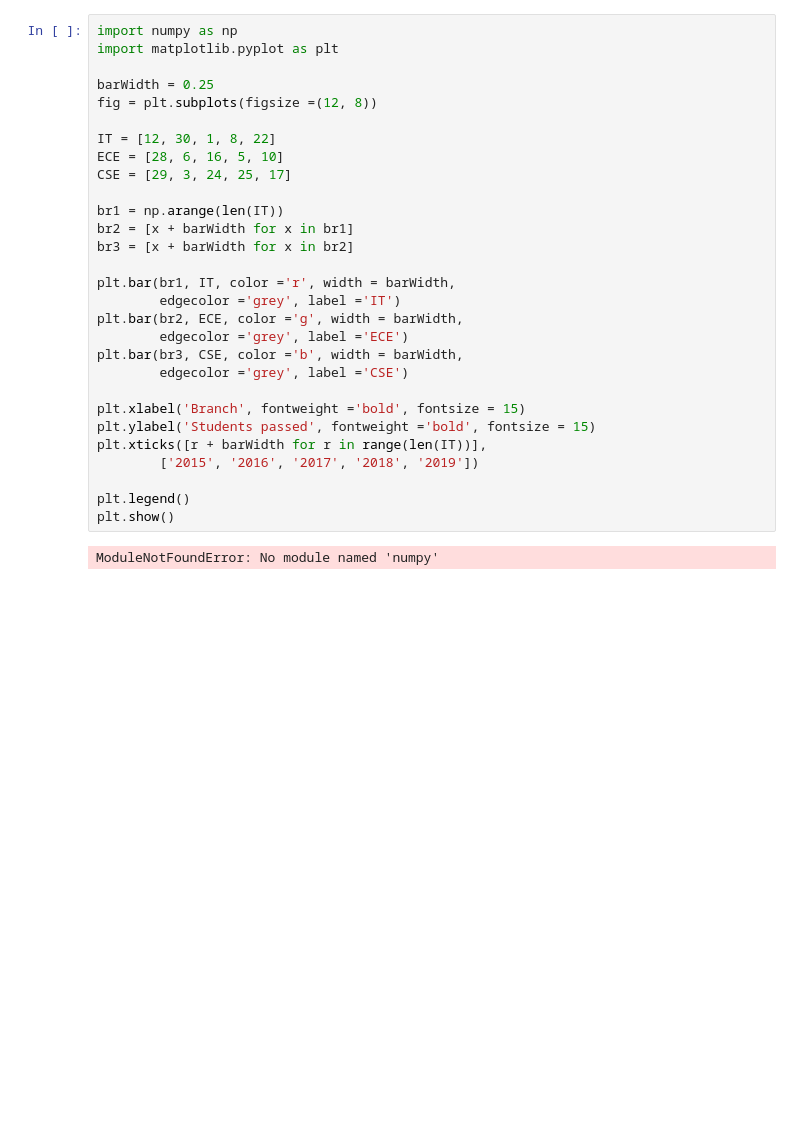
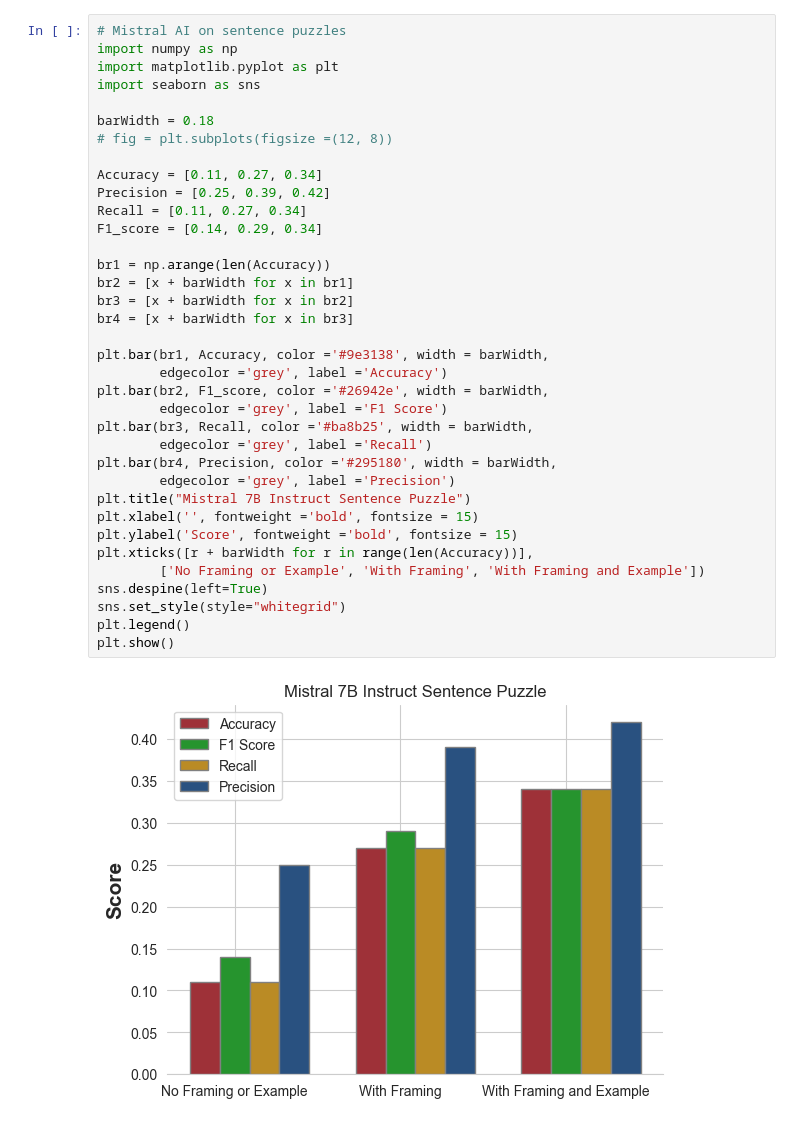
Before and after one commit to luketerry0/nlp-project, a Jupyter notebook: LLM_Metrics_visulizer.ipynb, the cells around one changed output. Cells and saved outputs as stored; diff of their text form; blank space fills up the shorter version.

Commit message:
added charts for LLM metrics

```diff
--- a/LLM_Metrics_visulizer.ipynb
+++ b/LLM_Metrics_visulizer.ipynb
@@ -1,31 +1,38 @@
 # %%
+# Mistral AI on sentence puzzles
 import numpy as np
 import matplotlib.pyplot as plt
+import seaborn as sns
 
-barWidth = 0.25
-fig = plt.subplots(figsize =(12, 8))
+barWidth = 0.18
+# fig = plt.subplots(figsize =(12, 8))
 
-IT = [12, 30, 1, 8, 22]
-ECE = [28, 6, 16, 5, 10]
-CSE = [29, 3, 24, 25, 17]
+Accuracy = [0.11, 0.27, 0.34]
+Precision = [0.25, 0.39, 0.42]
+Recall = [0.11, 0.27, 0.34]
+F1_score = [0.14, 0.29, 0.34]
 
-br1 = np.arange(len(IT))
+br1 = np.arange(len(Accuracy))
 br2 = [x + barWidth for x in br1]
 br3 = [x + barWidth for x in br2]
+br4 = [x + barWidth for x in br3]
 
-plt.bar(br1, IT, color ='r', width = barWidth,
-        edgecolor ='grey', label ='IT')
-plt.bar(br2, ECE, color ='g', width = barWidth,
-        edgecolor ='grey', label ='ECE')
-plt.bar(br3, CSE, color ='b', width = barWidth,
-        edgecolor ='grey', label ='CSE')
-
-plt.xlabel('Branch', fontweight ='bold', fontsize = 15)
-plt.ylabel('Students passed', fontweight ='bold', fontsize = 15)
-plt.xticks([r + barWidth for r in range(len(IT))],
-        ['2015', '2016', '2017', '2018', '2019'])
-
+plt.bar(br1, Accuracy, color ='#9e3138', width = barWidth,
+        edgecolor ='grey', label ='Accuracy')
+plt.bar(br2, F1_score, color ='#26942e', width = barWidth,
+        edgecolor ='grey', label ='F1 Score')
+plt.bar(br3, Recall, color ='#ba8b25', width = barWidth,
+        edgecolor ='grey', label ='Recall')
+plt.bar(br4, Precision, color ='#295180', width = barWidth,
+        edgecolor ='grey', label ='Precision')
+plt.title("Mistral 7B Instruct Sentence Puzzle")
+plt.xlabel('', fontweight ='bold', fontsize = 15)
+plt.ylabel('Score', fontweight ='bold', fontsize = 15)
+plt.xticks([r + barWidth for r in range(len(Accuracy))],
+        ['No Framing or Example', 'With Framing', 'With Framing and Example'])
+sns.despine(left=True)
+sns.set_style(style="whitegrid")
 plt.legend()
 plt.show()
 # %% [output]
-ModuleNotFoundError: No module named 'numpy'
+[figure, added]
```
Also changed, not shown: parts of 3 cells of this notebook, 1 other file.
